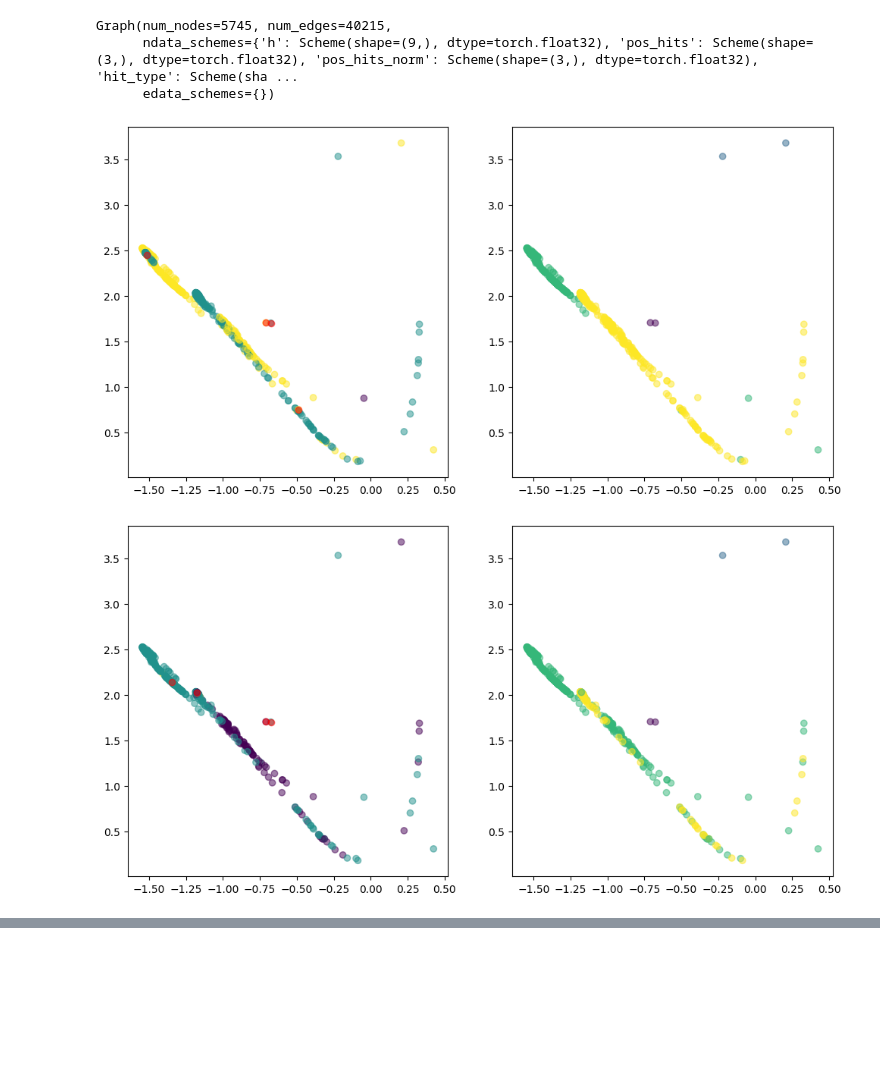
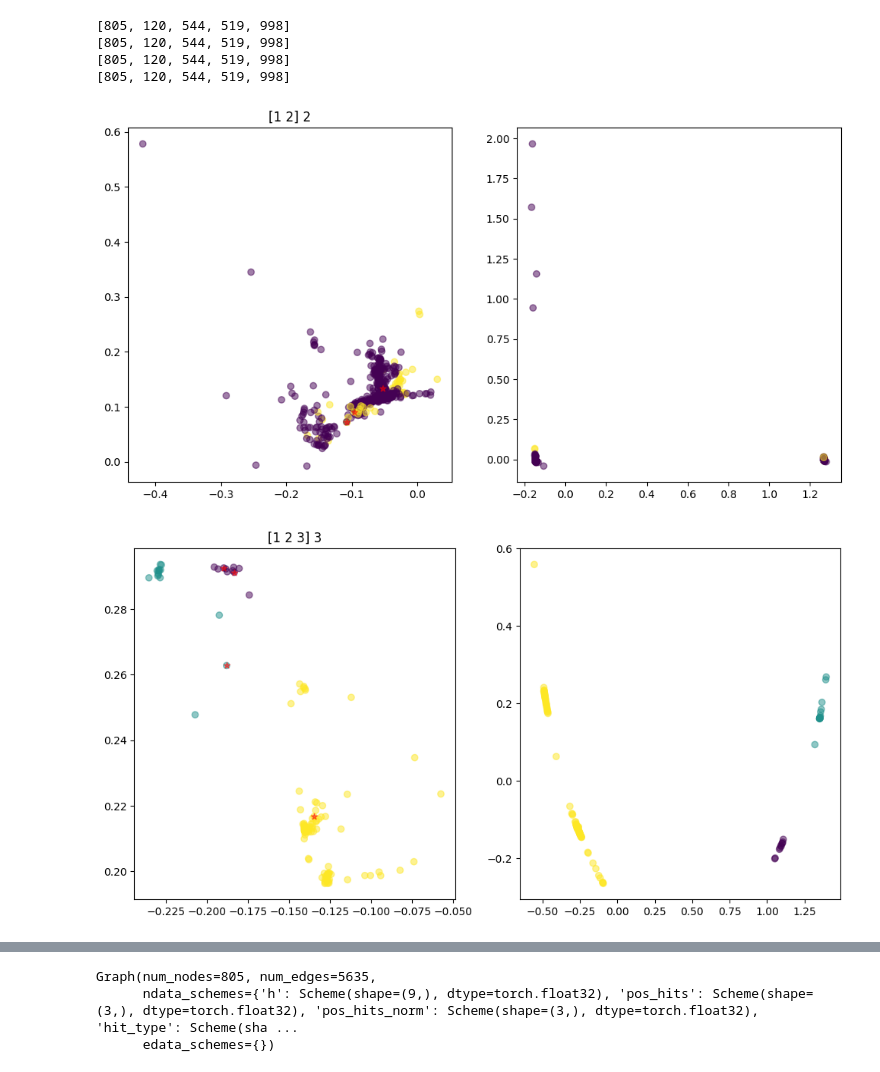
Before and after one commit to selvaggi/mlpf, a Jupyter notebook: notebooks/3_checkcluster.ipynb, the cells around one changed output, grey strips where cells are left out. Drawn from its saved outputs; the diff is of its cells as text; code cells hidden in the pictures; blank space fills up the shorter version.

```diff
--- a/notebooks/3_checkcluster.ipynb
+++ b/notebooks/3_checkcluster.ipynb
@@ -89,7 +106,19 @@ pred = model(g)
 
 print(pred.shape)
 _, S = pred.shape
-xj = pred[:, 0:2]  # 0, 1, 2: cluster space coords
-bj = torch.sigmoid(torch.reshape(pred[:, 2], [-1, 1]))
-xj =xj.detach().numpy()
+xj = pred[:, 0:2]  # 0, 1 : cluster space coords
+if xj.shape[1] > 2:
+    print("doing PCA")
+    pca = PCA(n_components=2)
+    xj = pca.fit_transform(xj.detach().cpu().numpy())
+    bj = torch.sigmoid(torch.reshape(pred[:, 32], [-1, 1]))
+else:
+    xj =xj.detach().numpy()
+    bj = torch.sigmoid(torch.reshape(pred[:, 2], [-1, 1]))
+#
+all_embeddings = False
+if all_embeddings:
+    xj = pred
+    pca = PCA(n_components=2)
+    xj = pca.fit_transform(xj.detach().cpu().numpy())
 # %% [output]
@@ -121,33 +129,45 @@ tensor([0.0000, 0.1001, 0.1001, 2.0565], grad_fn=<CppNode<ScatterMax>>)
 # %%
-q = bj.arctanh() ** 2 + 0.1
+q = (bj.arctanh() ** 2 + 0.1).flatten()
-# %%
-g
-# %% [output]
-Graph(num_nodes=5745, num_edges=40215,
-      ndata_schemes={'h': Scheme(shape=(9,), dtype=torch.float32), 'pos_hits': Scheme(shape=(3,), dtype=torch.float32), 'pos_hits_norm': Scheme(shape=(3,), dtype=torch.float32), 'hit_type': Scheme(sha ...
-      edata_schemes={})
 # %%
 import numpy as np
 import networkx as nx
 import matplotlib.pyplot as plt
 from torch_scatter import scatter_max, scatter_add, scatter_mean
 graph_list = dgl.unbatch(g)
+#graph_list = list(train_loader)
+#graph_list = [x[0] for x in graph_list]
 node_counter = 0
 
-how_many_to_plot = 2
-for i in range(0, how_many_to_plot):
+how_many_to_plot = 4
+for i in range(how_many_to_plot):
     graph_eval = graph_list[i]
+    print([g.num_nodes() for g in graph_list])
     non = graph_eval.number_of_nodes()
+    assert non == graph_eval.ndata['h'].shape[0]
     particle_number = graph_eval.ndata['particle_number']-1
+    #if particle_number.max() > 1:
+    #    print("skipping one, only plotting events with 2 particles")
+    #    continue
+    #print(particle_number)
     q_graph = q[node_counter:node_counter+non]
     hit_type = torch.argmax(graph_eval.ndata['hit_type'],dim=1).view(-1)
-    q_alpha, index_alpha = scatter_max(q_graph.view(-1), graph_eval.ndata['particle_number'].view(-1).to(torch.long))
-    xj_graph = xj[node_counter:node_counter+non,:]
-    fig, axs = plt.subplots(1,2, figsize=(12,6))
-    axs[0].scatter(xj_graph[:,0],xj_graph[:,1], c =graph_eval.ndata['particle_number'], alpha=0.5)
-    axs[0].scatter(xj_graph[index_alpha-1][:,0],xj_graph[index_alpha-1][:,1], marker='o', c ="r", alpha=0.5)
-    axs[1].scatter(xj_graph[:,0],xj_graph[:,1], c =hit_type, alpha=0.5, vmin=0, vmax=3)
+    PCA_2d_node_feats = PCA(n_components=2).fit_transform(graph_eval.ndata['h'].detach().numpy())
+    part_num = graph_eval.ndata['particle_number'].view(-1).to(torch.long)
+    q_alpha, index_alpha = scatter_max(q_graph.view(-1), part_num)
+    xj_graph = xj[node_counter:node_counter+non, :]
+
+    fig, axs = plt.subplots(1, 2, figsize=(12, 6))
+    clr = graph_eval.ndata["particle_number"]
+    axs[0].set_title(str(np.unique(part_num)) + " " + str(len(np.unique(part_num))))
+    axs[0].scatter(xj_graph[:,0], xj_graph[:, 1], c=clr.tolist(), alpha=0.5)
+    axs[1].scatter(PCA_2d_node_feats[:,0], PCA_2d_node_feats[:,1], c=clr.tolist(), alpha=0.5)
+    axs[0].scatter(xj_graph[index_alpha-1][:, 0],xj_graph[index_alpha-1][:, 1], marker='*', c ="r", alpha=0.5)
     pos = graph_eval.ndata['pos_hits_norm']
+    node_counter += non
 # %% [output]
+[805, 120, 544, 519, 998]
+[805, 120, 544, 519, 998]
+[805, 120, 544, 519, 998]
+[805, 120, 544, 519, 998]
-[figure, old version]
+[figure, new version]
-[figure, old version]
+[figure, new version]
@@ -154,3 +176,9 @@ for i in range(0, how_many_to_plot):
+# %%
+graph_list[0]
+# %% [output]
+Graph(num_nodes=805, num_edges=5635,
+      ndata_schemes={'h': Scheme(shape=(9,), dtype=torch.float32), 'pos_hits': Scheme(shape=(3,), dtype=torch.float32), 'pos_hits_norm': Scheme(shape=(3,), dtype=torch.float32), 'hit_type': Scheme(sha ...
+      edata_schemes={})
 # %%
 i = 1
 fig = plt.figure()
```
Also changed, not shown: parts of 18 cells of this notebook, 1 other file.
